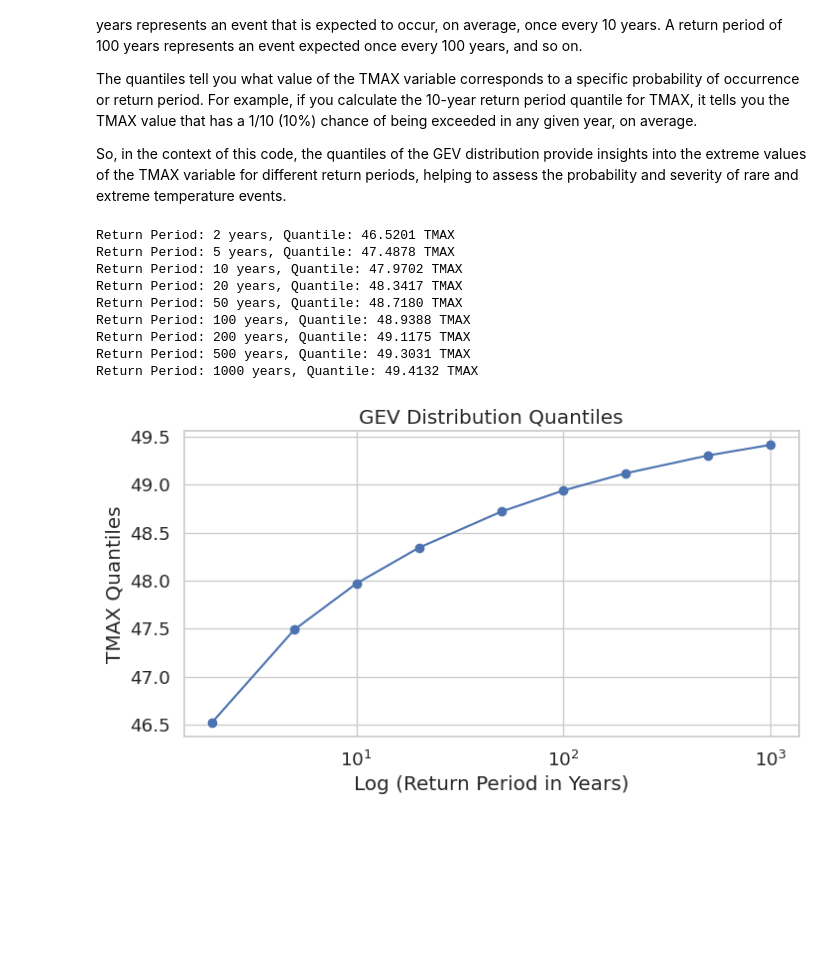
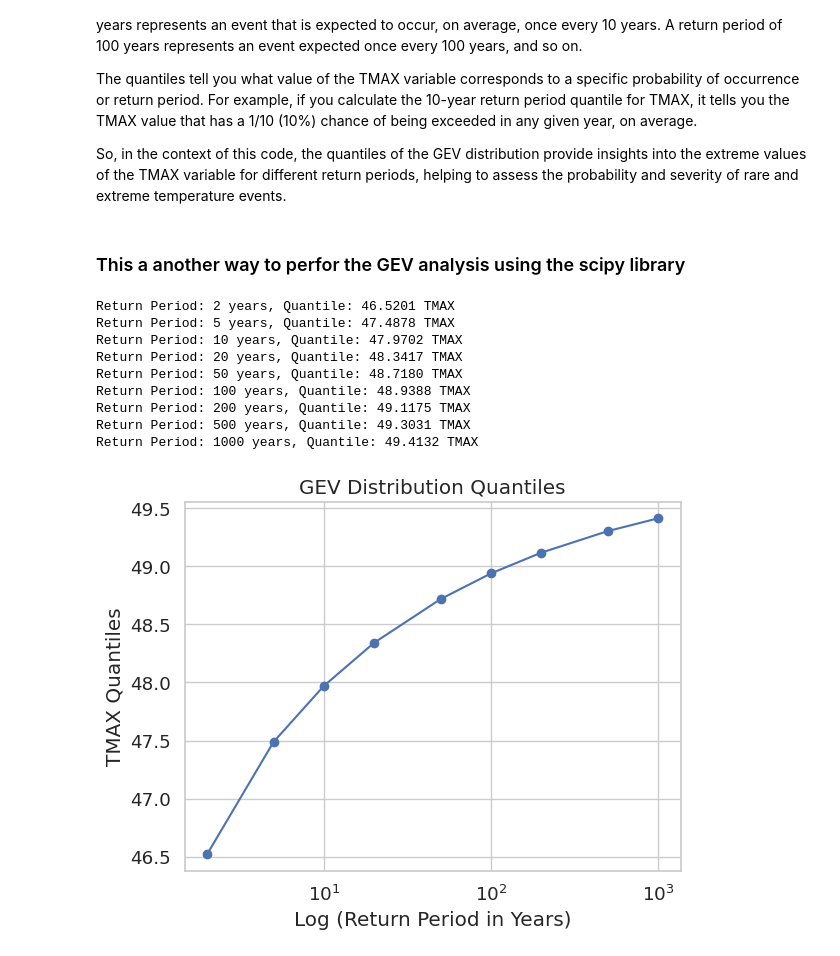
Before and after one commit to jdmantillaq/Extreme-Value-Analysis, a Jupyter notebook: 1_extremeBasic.ipynb, the cells around one changed output. Drawn from its saved outputs; the diff is of its cells as text; code cells hidden in the pictures; blank space fills up the shorter version.

```diff
--- a/1_extremeBasic.ipynb
+++ b/1_extremeBasic.ipynb
@@ -168,6 +149,8 @@ In the code, the quantiles are calculated for a set of return periods. The retur
 The quantiles tell you what value of the TMAX variable corresponds to a specific probability of occurrence or return period. For example, if you calculate the 10-year return period quantile for TMAX, it tells you the TMAX value that has a 1/10 (10%) chance of being exceeded in any given year, on average.
 
 So, in the context of this code, the quantiles of the GEV distribution provide insights into the extreme values of the TMAX variable for different return periods, helping to assess the probability and severity of rare and extreme temperature events.
+# %% [markdown]
+### This a another way to perfor the GEV analysis using the scipy library
 # %%
 import pandas as pd
 import numpy as np
@@ -175,7 +158,7 @@ import scipy.stats as stats
 import matplotlib.pyplot as plt
 
 # Read the data from the CSV file into a pandas DataFrame
-data = pd.read_csv('AEM00041194.csv')
+data = pd.read_csv('data/AEM00041194.csv')
 
 # Extract the TMAX column
 tmax_data =data.groupby("YYYY").TMAX.max()
@@ -184,34 +167,34 @@ tmax_data =data.groupby("YYYY").TMAX.max()
 params = stats.genextreme.fit(tmax_data)
 
 # Define a list of return periods
 return_periods = np.array([2, 5, 10, 20, 50, 100, 200, 500, 1000])
 
 # Calculate quantiles for each return period
 quantiles = stats.genextreme.ppf(1 - 1.0 / return_periods, *params)
 
 # Print the quantiles
 for rp, quantile in zip(return_periods, quantiles):
     print(f'Return Period: {rp} years, Quantile: {quantile:.4f} TMAX')
 
 # Plot the quantiles against the return periods
 plt.plot(return_periods, quantiles, marker='o')
 plt.xscale('log')
 plt.xlabel('Log (Return Period in Years)')
 plt.ylabel('TMAX Quantiles')
 plt.title('GEV Distribution Quantiles')
 plt.grid(True)
 plt.show()
 # %% [output]
 Return Period: 2 years, Quantile: 46.5201 TMAX
 Return Period: 5 years, Quantile: 47.4878 TMAX
 Return Period: 10 years, Quantile: 47.9702 TMAX
 Return Period: 20 years, Quantile: 48.3417 TMAX
 Return Period: 50 years, Quantile: 48.7180 TMAX
 Return Period: 100 years, Quantile: 48.9388 TMAX
 Return Period: 200 years, Quantile: 49.1175 TMAX
 Return Period: 500 years, Quantile: 49.3031 TMAX
 Return Period: 1000 years, Quantile: 49.4132 TMAX
-[figure, old version]
+[figure, new version]
 # %%
 # Plot the quantiles against the return periods
 plt.plot(return_periods, quantiles, marker='o')
```
Also changed, not shown: parts of 8 cells of this notebook, 1 other file.
